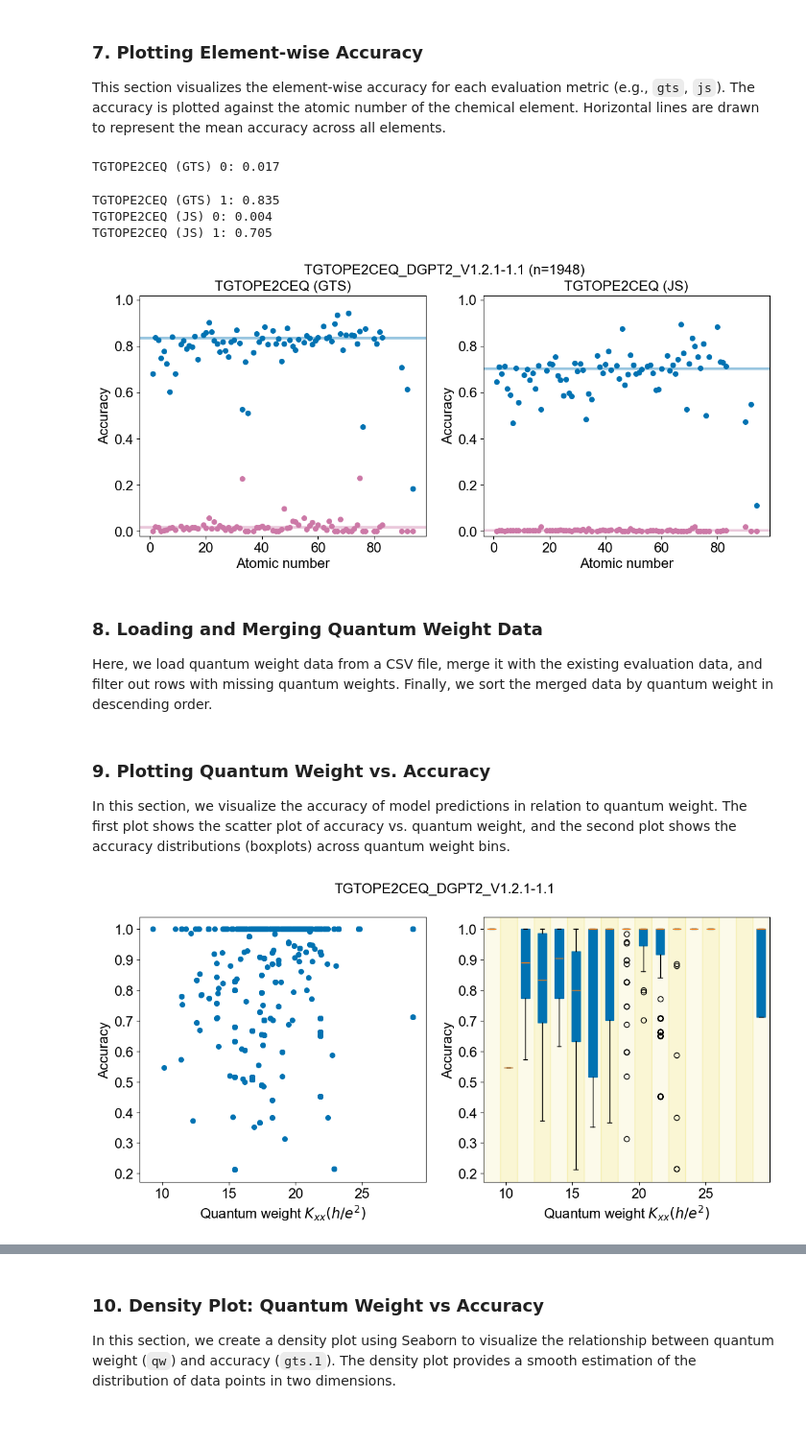
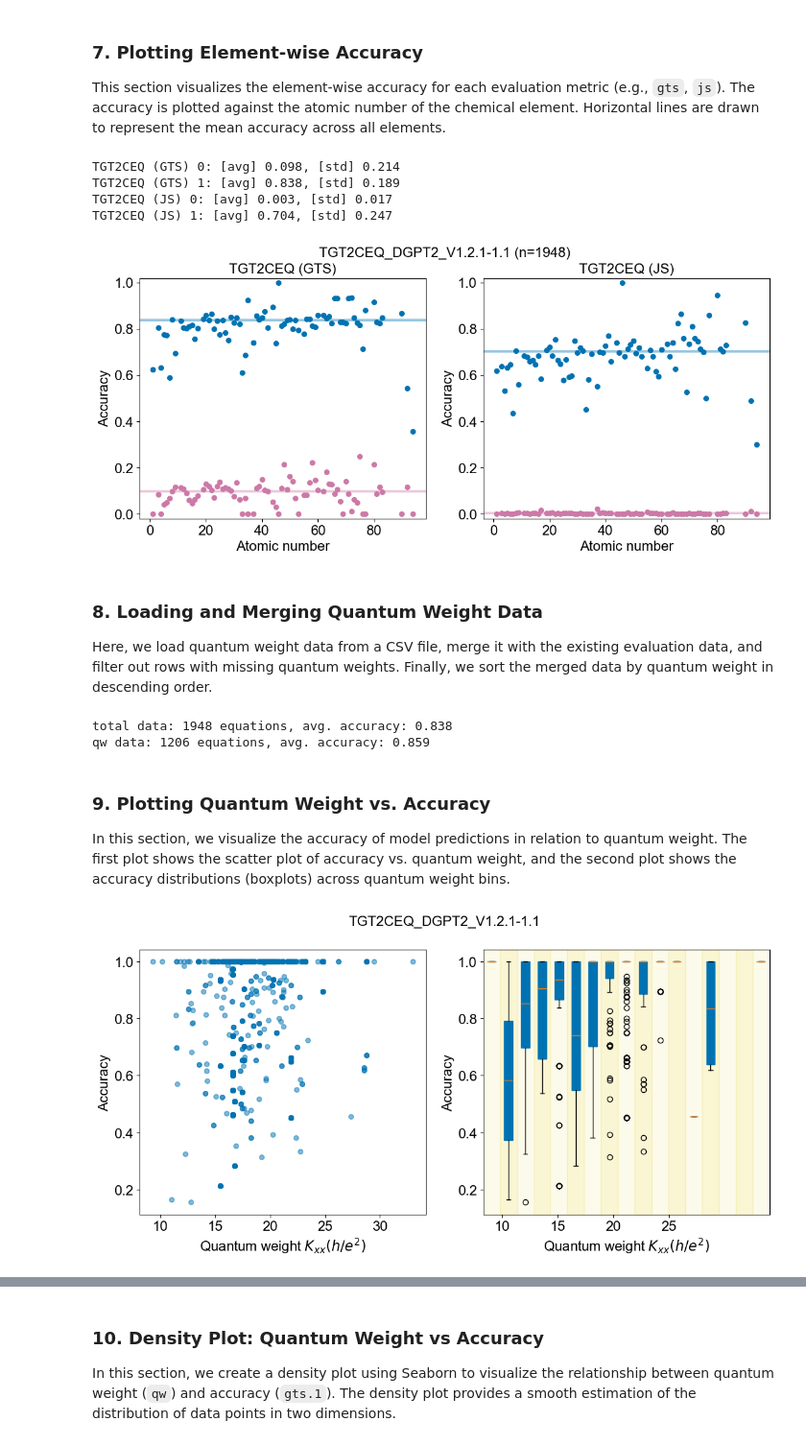
Before and after one commit to slee-lab/llm4syn, a Jupyter notebook: eval_llm4syn.ipynb, the cells around one changed output, grey strips where cells are left out. Shown at 96% size. Drawn from its saved outputs; the diff is of its cells as text; code cells hidden in the pictures.

```diff
--- a/eval_llm4syn.ipynb
+++ b/eval_llm4syn.ipynb
@@ -55,7 +55,7 @@ random.seed(seedn)
 # # Hyperparameters and Paths
 
 # Task and Model Configuration
-task = 'tgtope2ceq'    # Task type for evaluation
+task = 'tgt2ceq'    # Task type for evaluation
 model_tag = 'dgpt2'    # Model name/tag (e.g., GPT-2 variant)
 ver_tag = 'v1.2.1'     # Version tag for the model being evaluated
 file_tag = '-1.1'      # File tag for saving/loading results
@@ -233,7 +236,8 @@ for i, metric_key in enumerate(metrics_key):
 
         # Calculate and plot the mean accuracy as a horizontal line
         acc_mean = data[f"{metric_key}.{j}"].mean()
-        print(f"{task.upper()} ({metric_key.upper()}) {j}: {acc_mean:.3f}")
+        acc_std = data[f"{metric_key}.{j}"].std()
+        print(f"{task.upper()} ({metric_key.upper()}) {j}: [avg] {acc_mean:.3f}, [std] {acc_std:.3f}")
         ax.axhline(acc_mean, color=c, linestyle='-', linewidth=line_width, alpha=0.4)
 
         # Set plot properties
@@ -255,18 +259,18 @@ fig.suptitle(save_header.upper() + f' (n={len(data)})', fontsize=fsize)
 # Save the figure as a PDF file
 fig.savefig(join(fig_dir, f"{save_header}_elem_acc.pdf"))
 # %% [output]
-TGTOPE2CEQ (GTS) 0: 0.017
+TGT2CEQ (GTS) 0: [avg] 0.098, [std] 0.214
+TGT2CEQ (GTS) 1: [avg] 0.838, [std] 0.189
+TGT2CEQ (JS) 0: [avg] 0.003, [std] 0.017
+TGT2CEQ (JS) 1: [avg] 0.704, [std] 0.247
-TGTOPE2CEQ (GTS) 1: 0.835
-TGTOPE2CEQ (JS) 0: 0.004
-TGTOPE2CEQ (JS) 1: 0.705
-[figure, old version]
+[figure, new version]
 # %% [markdown]
 ### 8. Loading and Merging Quantum Weight Data
 
 Here, we load quantum weight data from a CSV file, merge it with the existing evaluation data, and filter out rows with missing quantum weights. Finally, we sort the merged data by quantum weight in descending order.
 # %%
 # Load quantum weight data from the CSV file
-qw_file = './data/LLMSYNTHESIS_test_quantumweights.csv'
+qw_file = './data/LLMSYNTHESIS_test_quantumweights_02eV.csv'
 df_qw = pd.read_csv(qw_file)
 
 # Rename columns for consistency
@@ -284,8 +288,20 @@ data_qw = data_merged[~data_merged['qw'].isna()]
 # Sort the filtered data by quantum weight (qw) in descending order
 data_qw = data_qw.sort_values(by='qw', ascending=False)
 
+# remove columns [energies	absorption_coefficient	species	data	y_pred]
+data_qw = data_qw.drop(columns=['energies', 'absorption_coefficient', 'species', 'data', 'y_pred'])
+
+# save the sorted quantum weight data to a CSV file
+data_qw.to_csv(join(save_dir, f"{save_header}_test_n1948_metrics_qw.csv"), index=False)
+
 # Store the sorted quantum weight values as a list
 qws = list(data_qw['qw'])
+
+print(f"total data: {len(data)} equations, avg. accuracy: {data['gts.1'].mean():.3f}")
+print(f"qw data: {len(data_qw)} equations, avg. accuracy: {data_qw['gts.1'].mean():.3f}")
+# %% [output]
+total data: 1948 equations, avg. accuracy: 0.838
+qw data: 1206 equations, avg. accuracy: 0.859
 # %% [markdown]
 ### 9. Plotting Quantum Weight vs. Accuracy
 
@@ -299,7 +315,7 @@ xlabel, ylabel = 'Quantum weight $K_{xx} (h/e^2)$', 'Accuracy'
 
 # First subplot: Scatter plot of accuracy vs quantum weight
 ax0 = axs[0]
-ax0.scatter(data_qw['qw'], data_qw['gts.1'], color=colors[1], s=msize)
+ax0.scatter(data_qw['qw'], data_qw['gts.1'], color=colors[1], s=msize, alpha=0.5)
 ax0.tick_params(axis='x', labelsize=fsize)
 ax0.tick_params(axis='y', labelsize=fsize)
 ax0.set_xlabel(xlabel, fontsize=fsize)
@@ -332,31 +348,31 @@ for i in range(len(qw_bins) - 1):
     ax1.boxplot(binned_acc_all[-1],
                 positions=[qw_bins_center[i]],
                 widths=width / 2,
                 patch_artist=True,
                 boxprops=dict(facecolor=colors[1], color=colors[1]),
                 showfliers=True,
                 showmeans=False)
 
     # Highlight the bin region on the plot
     ax1.axvspan(qw_min, qw_max, color=good_colors['yellow'], alpha=0.15 * (i % 2 + 1))
 # ax1.scatter(qw_bins_center, qwin_acc_avg, color=colors[1], linewidth=line_width)    #, label=f'{model_name} {metrics_key[0]} 1')
 
 # Set properties for the second plot
 ax1.set_xlim(xlim)
 ax1.tick_params(axis='x', labelsize=fsize)
 ax1.tick_params(axis='y', labelsize=fsize)
 
 # Set custom xticks at specific quantum weight values
 specified_ticks = [10, 15, 20, 25]
 ax1.set_xticks(specified_ticks)
 ax1.set_xticklabels([f"{x}" for x in specified_ticks], fontsize=fsize)
 
 # Labels for the second plot
 ax1.set_xlabel(xlabel, fontsize=fsize)
 ax1.set_ylabel(ylabel, fontsize=fsize)
 
 # Set the title for the figure and save it
 fig.suptitle(save_header.upper(), fontsize=fsize)
 fig.savefig(join(fig_dir, f"{save_header}_qw_acc.pdf"))
 # %% [output]
-[figure, old version]
+[figure, new version]
```
Also changed, not shown: parts of 5 cells of this notebook, 4 other files.
